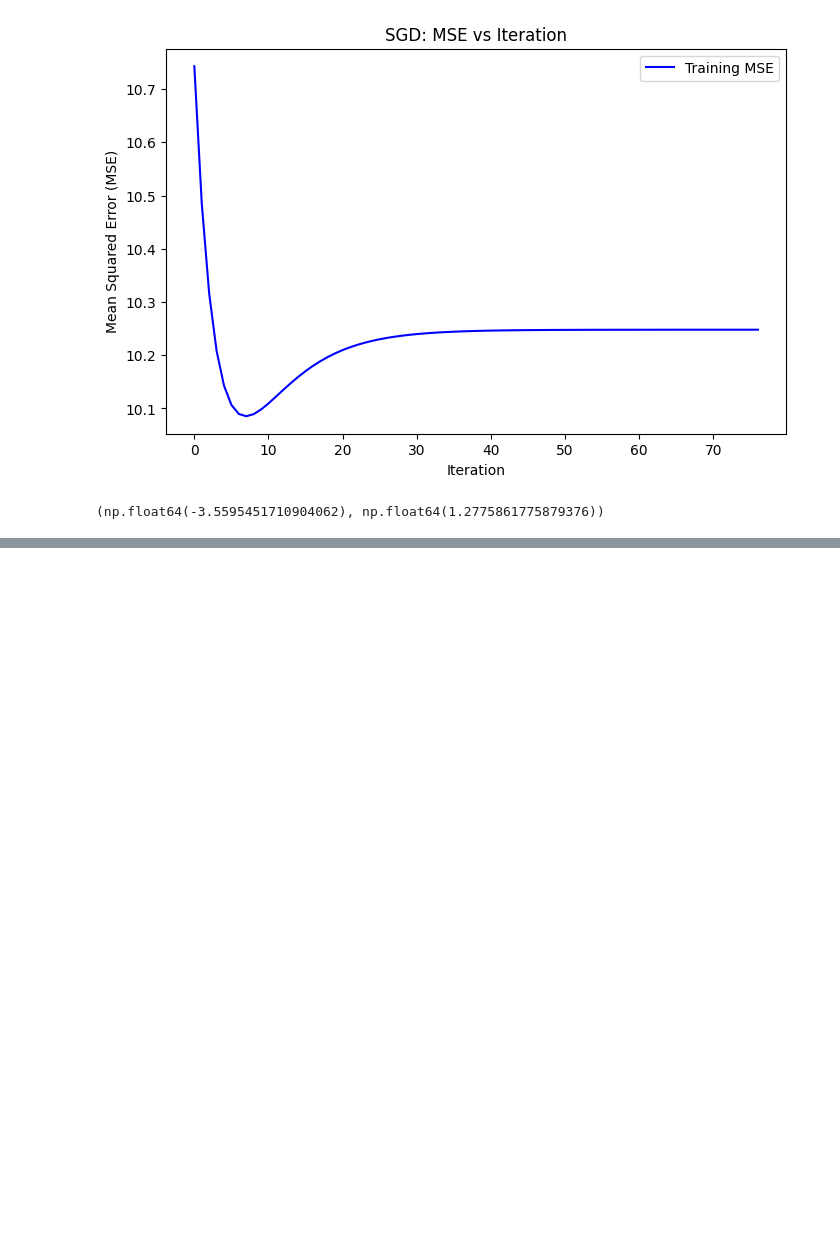
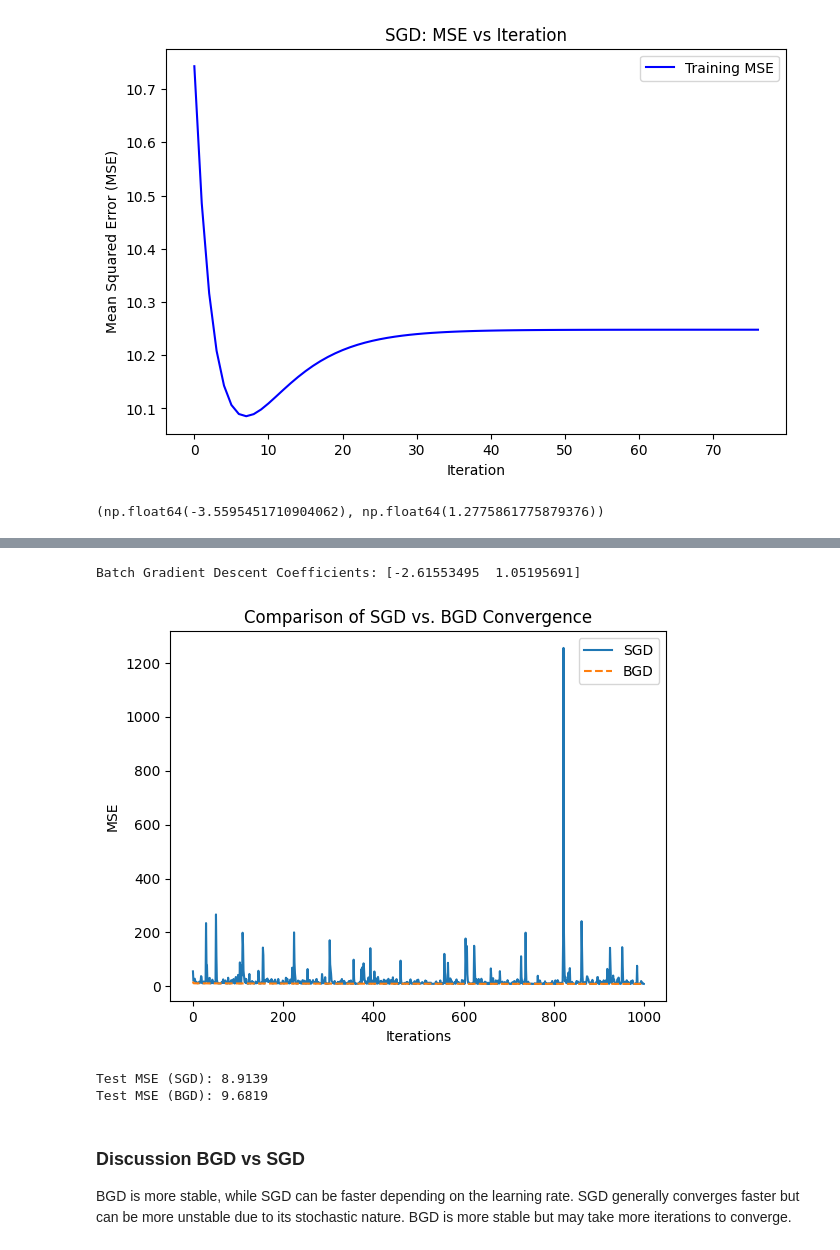
Before and after one commit to omgaikwad26/MachineLearning, a Jupyter notebook: AAI-595 - Intro to Machine Learning/HW2/OmGaikwad_HW#2P1.ipynb, the cells around one changed output, grey strips where cells are left out. Cells and saved outputs as stored; diff of their text form; code cells hidden in the pictures; blank space fills up the shorter version.

```diff
--- a/AAI-595 - Intro to Machine Learning/HW2/OmGaikwad_HW#2P1.ipynb
+++ b/AAI-595 - Intro to Machine Learning/HW2/OmGaikwad_HW#2P1.ipynb
@@ -142,0 +203,51 @@ w0_sgd, w1_sgd
+# %%
+# Batch Gradient Descent
+def batch_gradient_descent(x, y, lr=0.01, max_iter=1000, tol=1e-6):
+    m = len(y)
+    X = np.vstack((np.ones(m), x)).T
+    y = y.reshape(-1, 1)
+    theta = np.zeros((2, 1))
+    mse_list = []
+
+    for i in range(max_iter):
+        gradient = -2/m * X.T @ (y - X @ theta)
+        theta -= lr * gradient
+
+        mse = np.mean((X @ theta - y) ** 2)
+        mse_list.append(mse)
+
+        if len(mse_list) > 1 and abs(mse_list[-1] - mse_list[-2]) < tol:
+            break
+
+    return theta.flatten(), mse_list
+
+# Run BGD with best LR from SGD
+theta_bgd, mse_bgd = batch_gradient_descent(x_train, y_train, lr=best_lr)
+print(f"Batch Gradient Descent Coefficients: {theta_bgd}")
+# %% [output]
+Batch Gradient Descent Coefficients: [-2.61553495  1.05195691]
+# %%
+# Compare SGD vs BGD
+plt.plot(mse_list, label="SGD")
+plt.plot(mse_bgd, label="BGD", linestyle="dashed")
+plt.xlabel("Iterations")
+plt.ylabel("MSE")
+plt.legend()
+plt.title("Comparison of SGD vs. BGD Convergence")
+plt.show()
+
+# Final comparison of accuracy
+mse_sgd_test = np.mean((w0 + w1 * x_test - y_test) ** 2)
+mse_bgd_test = np.mean((theta_bgd[0] + theta_bgd[1] * x_test - y_test) ** 2)
+
+print(f"Test MSE (SGD): {mse_sgd_test:.4f}")
+print(f"Test MSE (BGD): {mse_bgd_test:.4f}")
+# %% [output]
+[figure, added]
+Test MSE (SGD): 8.9139
+Test MSE (BGD): 9.6819
+# %% [markdown]
+### Discussion BGD vs SGD
+
+BGD is more stable, while SGD can be faster depending on the learning rate.
+SGD generally converges faster but can be more unstable due to its stochastic nature. BGD is more stable but may take more iterations to converge.
```
Also changed, not shown: parts of 18 cells of this notebook, 3 other files.
